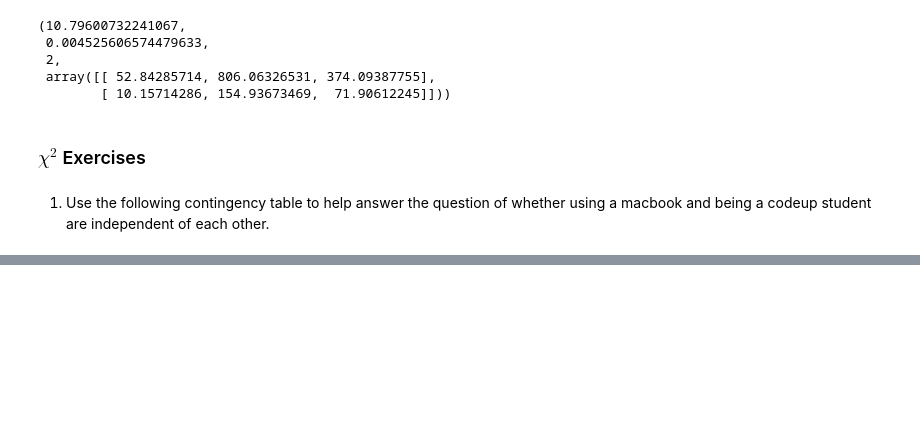
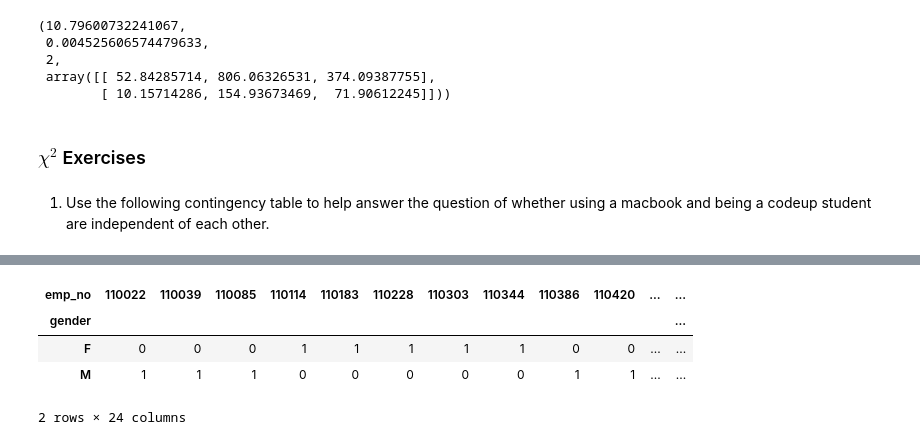
Before and after one commit to tarrencen/statistics-exercises, a Jupyter notebook: hypothesis_testing.ipynb, the cells around one changed output, grey strips where cells are left out. Drawn from its saved outputs; the diff is of its cells as text; code cells hidden in the pictures; blank space fills up the shorter version.

```diff
--- a/hypothesis_testing.ipynb
+++ b/hypothesis_testing.ipynb
@@ -538,0 +746,11 @@ cu_comp_users = pd.DataFrame({})
+# %%
+emp_mgr_df = pd.read_sql(
+     '''SELECT employees.gender, dept_manager.emp_no
+    FROM employees
+    JOIN dept_manager ON dept_manager.emp_no = employees.emp_no
+    ''',
+    url
+)
+
+emp_mgr_df.info()
+emp_mgr_df
@@ -538,0 +784,9 @@ cu_comp_users = pd.DataFrame({})
+# %%
+observed = pd.crosstab(emp_mgr_df.gender, emp_mgr_df.emp_no)
+observed
+# %% [output]
+| emp_no | 110022 | 110039 | 110085 | 110114 | 110183 | 110228 | 110303 | 110344 | 110386 | 110420 | ... | ... |
+| gender |  |  |  |  |  |  |  |  |  |  |  | ... |
+| F | 0 | 0 | 0 | 1 | 1 | 1 | 1 | 1 | 0 | 0 | ... | ... |
+| M | 1 | 1 | 1 | 0 | 0 | 0 | 0 | 0 | 1 | 1 | ... | ... |
+2 rows × 24 columns
```
Also changed, not shown: parts of 24 cells of this notebook.
